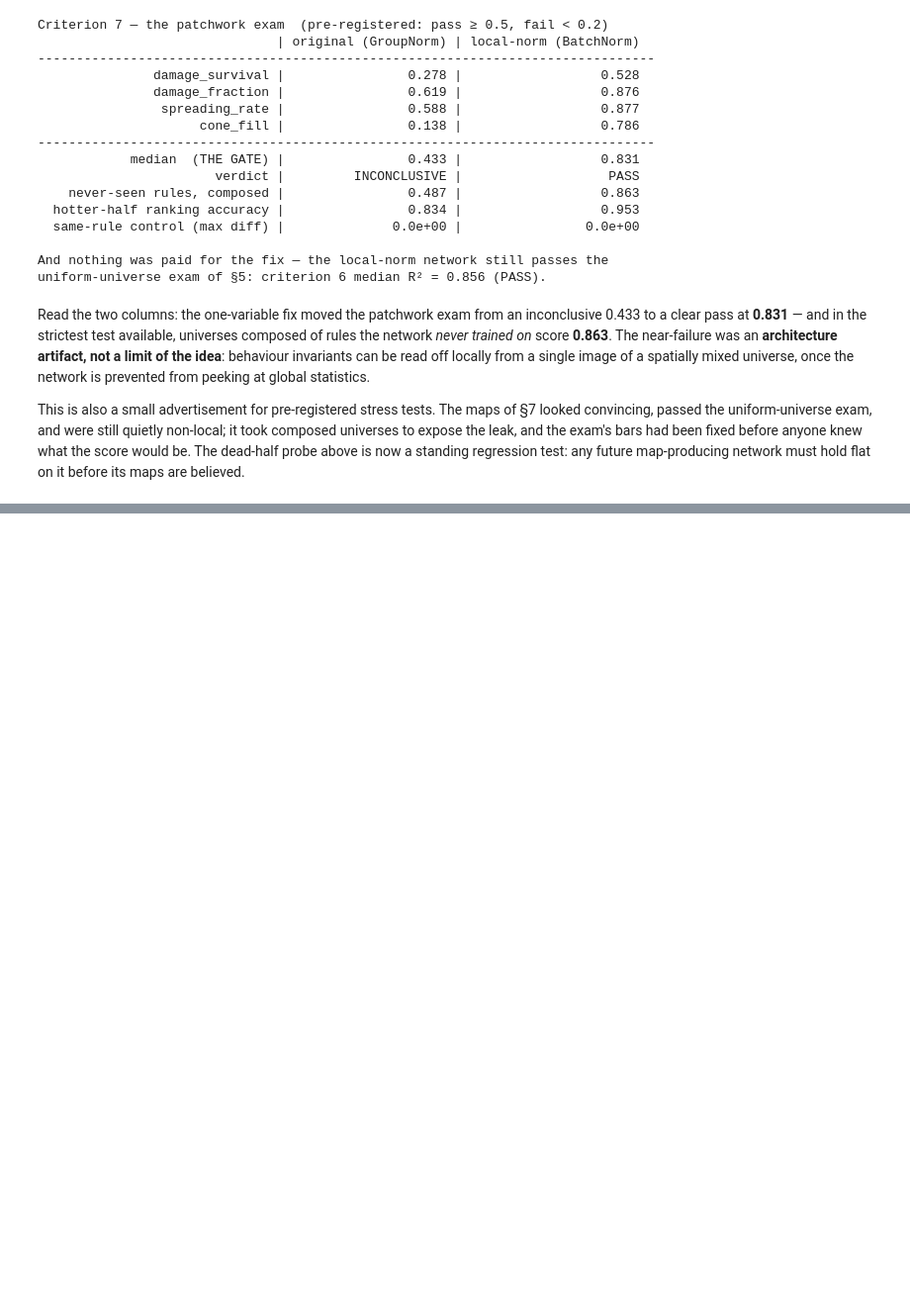
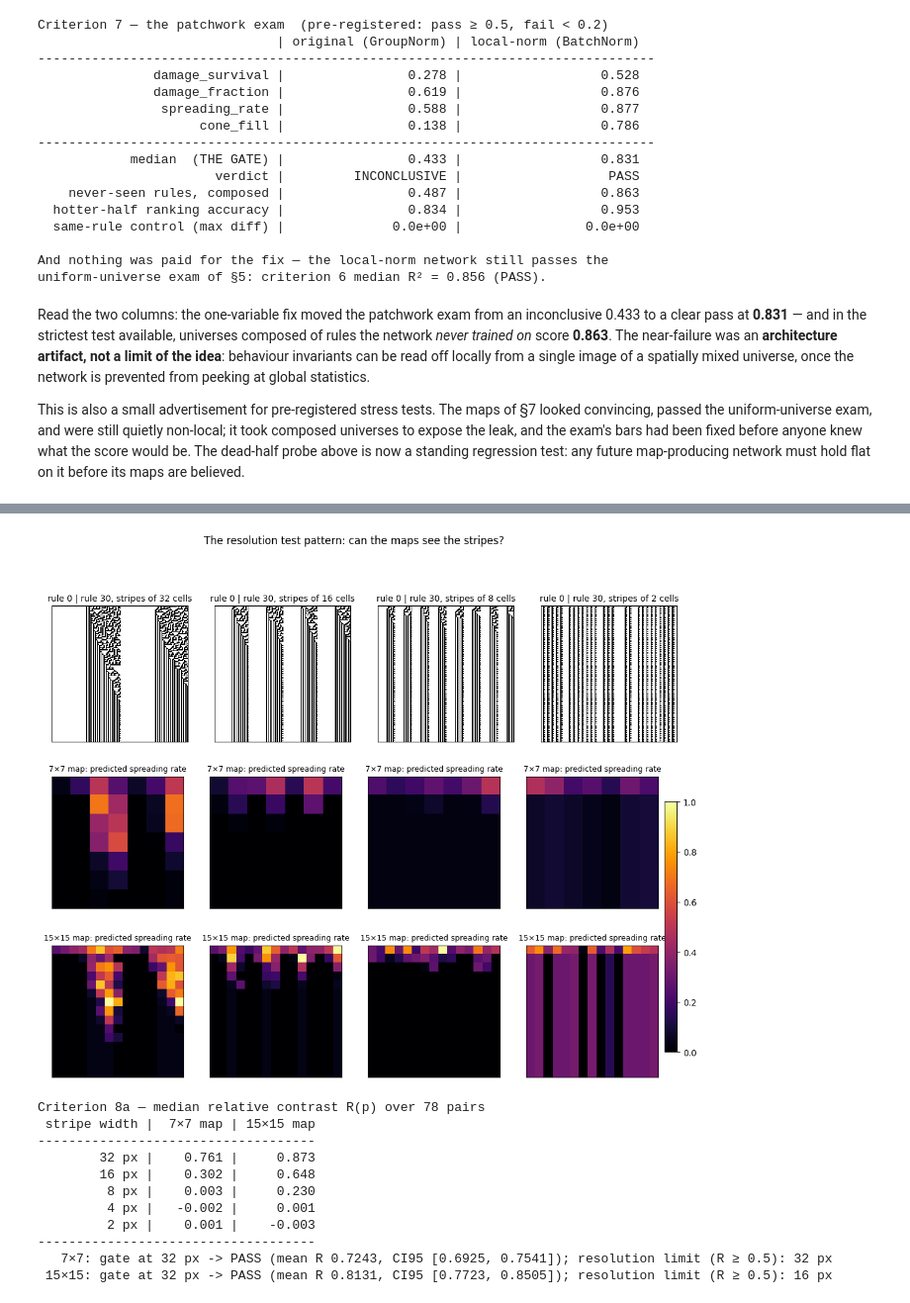
Before and after one commit to mrollier/caspectra, a Jupyter notebook: notebooks/04_invariant_amortization.ipynb, the cells around one changed output, grey strips where cells are left out. Shown at 99% size. Saved outputs shown, nothing was run; the diff lists cells and outputs as text; code cells hidden in the pictures; blank space fills up the shorter version.

```diff
--- a/notebooks/04_invariant_amortization.ipynb
+++ b/notebooks/04_invariant_amortization.ipynb
@@ -699,0 +722,73 @@ hold flat on it before its maps are believed.
+# %%
+from caspectra.ca.nuca import striped_mask
+
+# The 15x15 shallow network (runs/lever_a_shallow) joins the line-up.
+cfg_sh = ExperimentConfig.from_yaml(str(ROOT / "configs/lever_a_shallow.yaml"))
+ck_sh = torch.load(ROOT / "runs/lever_a_shallow/checkpoint_final.pt",
+                   map_location="cpu", weights_only=False)
+model_shallow = build_model(cfg_sh.model)
+model_shallow.load_state_dict(ck_sh["model_state"])
+model_shallow.eval()
+mean_s = torch.tensor(ck_sh["scaler_mean"], dtype=torch.float32)
+std_s = torch.tensor(ck_sh["scaler_std"], dtype=torch.float32)
+
+
+def striped(rule_a, rule_b, period, phase=0, seed=11):
+    mask = np.roll(striped_mask(127, period), phase)
+    rng = np.random.default_rng(seed)
+    return NonUniformCA(rule_a, rule_b, mask).random_diagram(127, 127, rng)
+
+
+periods_shown = [32, 16, 8, 2]
+fig, axes = plt.subplots(3, len(periods_shown), figsize=(13, 10))
+for col, p in enumerate(periods_shown):
+    img = striped(0, 30, p)
+    axes[0, col].imshow(img, cmap="binary", interpolation="nearest")
+    axes[0, col].set_title(f"rule 0 | rule 30, stripes of {p} cells", fontsize=10)
+    for row, (model_, mean_, std_, label) in enumerate(
+        [(model_local, mean_l, std_l, "7×7 map"),
+         (model_shallow, mean_s, std_s, "15×15 map")], start=1):
+        pmap = phenotype_map(model_, mean_, std_, img)
+        im = axes[row, col].imshow(pmap[RATE], cmap="inferno", vmin=0, vmax=1,
+                                   interpolation="nearest")
+        axes[row, col].set_title(f"{label}: predicted spreading rate", fontsize=9)
+    for ax in axes[:, col]:
+        ax.set_xticks([]); ax.set_yticks([])
+fig.colorbar(im, ax=axes[1:, :].ravel().tolist(), fraction=0.02, pad=0.01)
+fig.suptitle("The resolution test pattern: can the maps see the stripes?", y=0.99)
+plt.show()
+
+# The registered measurement (scripts/validate_stripes.py): 78 rule pairs,
+# 16 random-phase starts each, contrast normalized per pair by its half/half.
+def stripe_summary(run):
+    with open(ROOT / run / "stripe_eval" / "summary.json") as fh:
+        return json.load(fh)
+
+s_local, s_shallow = stripe_summary("runs/lever_a_local"), stripe_summary("runs/lever_a_shallow")
+
+print("Criterion 8a — median relative contrast R(p) over 78 pairs")
+print(f"{'stripe width':>13} | {'7×7 map':>8} | {'15×15 map':>9}")
+print("-" * 36)
+for p in [32, 16, 8, 4, 2]:
+    rl = s_local["criterion8a"]["relative_contrast_median"][str(p)]
+    rs = s_shallow["criterion8a"]["relative_contrast_median"][str(p)]
+    print(f"{p:>10} px | {rl:>8.3f} | {rs:>9.3f}")
+print("-" * 36)
+for name, s in [("7×7", s_local), ("15×15", s_shallow)]:
+    a = s["criterion8a"]
+    g = a["gate_period32"]
+    print(f"{name:>6}: gate at 32 px -> {g['verdict']} (mean R {g['mean_relative_contrast']}, "
+          f"CI95 {g['ci95']}); resolution limit (R ≥ 0.5): {a['resolution_limit_px']} px")
+# %% [output]
+[figure, added]
+Criterion 8a — median relative contrast R(p) over 78 pairs
+ stripe width |  7×7 map | 15×15 map
+------------------------------------
+        32 px |    0.761 |     0.873
+        16 px |    0.302 |     0.648
+         8 px |    0.003 |     0.230
+         4 px |   -0.002 |     0.001
+         2 px |    0.001 |    -0.003
+------------------------------------
+   7×7: gate at 32 px -> PASS (mean R 0.7243, CI95 [0.6925, 0.7541]); resolution limit (R ≥ 0.5): 32 px
+ 15×15: gate at 32 px -> PASS (mean R 0.8131, CI95 [0.7723, 0.8505]); resolution limit (R ≥ 0.5): 16 px
```
Also changed, not shown: parts of 5 cells of this notebook, 2 other files.
